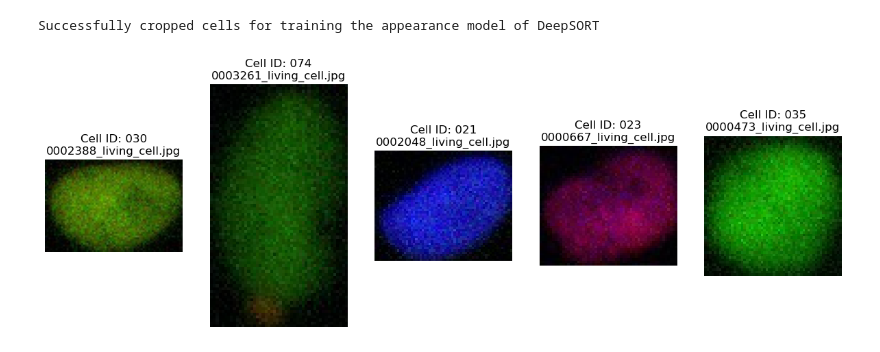
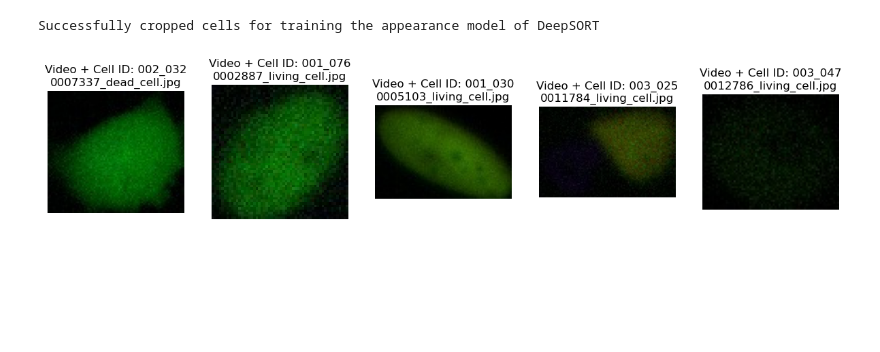
Before and after one commit to JS-10/Cell_Tracking_Project_6, a Jupyter notebook: cell_tracking.ipynb, the cells around one changed output. Cells and saved outputs as stored; diff of their text form; code cells hidden in the pictures; blank space fills up the shorter version.

Commit message:
Fix name bug and add train test split

```diff
--- a/cell_tracking.ipynb
+++ b/cell_tracking.ipynb
@@ -61,7 +61,7 @@ Loaded dataset with:
     ID 2: dead_cell
 # %%
 # Get an image by an selected index for visualization
-img_example = img_by_id[1] # For testing, only index of 0-449 works. Original dataset: up to 40349
+img_example = img_by_id[100] # For testing, only index of 0-449 works. Original dataset: up to 40349
 # Get the path to the image
 img_path = ROOT_DIR / img_example["file_name"]
 # Raise an error if image does not exist
@@ -127,14 +127,14 @@ for ann in coco["annotations"]:
     # Skip all edge-cut cells
     if (x0 <= 0 or y0 <= 0 or x1 >= img_width or y1 >= img_height):
         continue
-    # Define video ID for folder, e.g. 001
-    video_id = f"{ann['video_id']:03d}"
-    # Define cell ID for folder, e.g. 001
-    cell_id = f"{ann['cell_id']:03d}"
-    # Get the classified category name
+    # Define unique ID as video ID and cell ID for folder, e.g. 001_001
+    id = f"{ann['video_id']:03d}_{ann['cell_id']:03d}"
+    # Get the classified category
+    cat_id = ann["category_id"]
+    # Get the respective category name
     cat_name = cat_name_by_id.get(cat_id, "unknown") # Edge case: If annotation without category exist, label as "unknown"
     # Create folder for given cell ID by video ID to save cropped cells
-    output_dir = CROP_DIR / video_id / cell_id
+    output_dir = CROP_DIR / id
     output_dir.mkdir(parents=True, exist_ok=True)
     # Save cropped cell with annotation ID and classified category, e.g. 0000002_living_cell.jpg
     output_img_name = f"{ann['id']:07d}_{cat_name}.jpg"
@@ -146,25 +146,23 @@ print("Successfully cropped cells for training the appearance model of DeepSORT"
 # %% [output]
 Successfully cropped cells for training the appearance model of DeepSORT
 # %%
-# Pick the first folder of cropped cell images for visualization
-crop_folder = CROP_DIR / "001"
 # Collect all cropped cell image paths
-crop_paths = list(crop_folder.rglob("*.jpg"))
+crop_paths = list(CROP_DIR.rglob("*.jpg"))
 # Randomly pick five example images
 crop_examples = random.sample(crop_paths, 5)
 # Plot the five images
 plt.figure(figsize=(15, 5))
 for i, img_path in enumerate(crop_examples):
     # Load the current image
     img = cv2.imread(str(img_path))
     # Turn the image from BGR to RGB
     img_rgb = cv2.cvtColor(img, cv2.COLOR_BGR2RGB)
     # Create five consecutive subplots
     plt.subplot(1, 5, i+1)
     plt.imshow(img_rgb)
     # Print folder and image name
-    plt.title("Cell ID: " + img_path.parts[-2] + "\n" + img_path.name)
+    plt.title("Video + Cell ID: " + img_path.parts[-2] + "\n" + img_path.name)
     plt.axis('off')
 plt.show()
 # %% [output]
-[figure, old version]
+[figure, new version]
```
Also changed, not shown: parts of 2 cells of this notebook.
